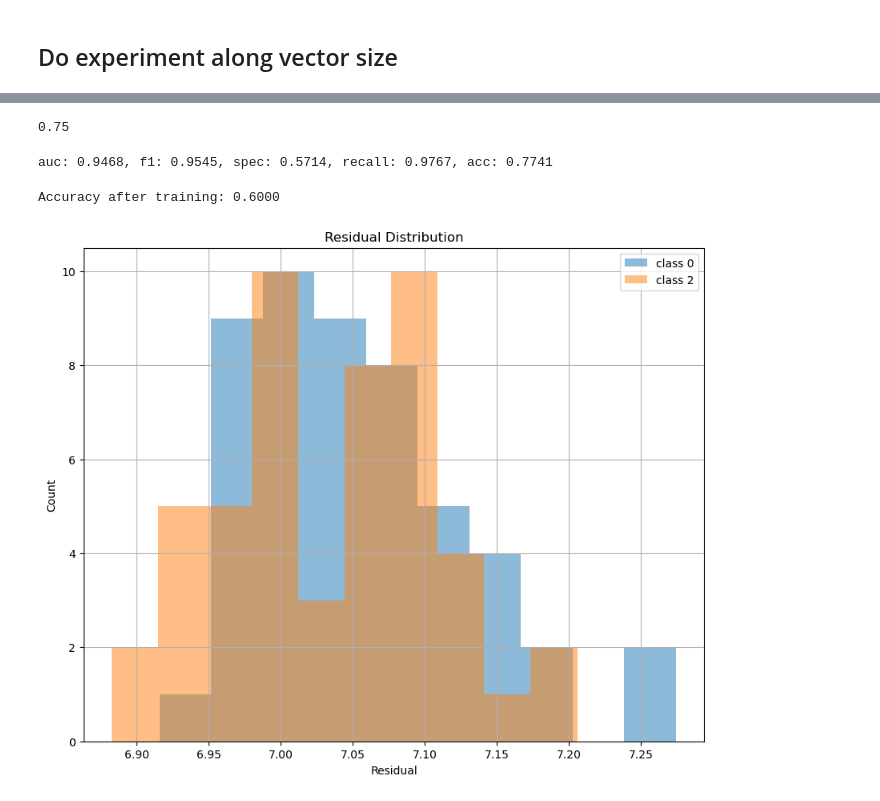
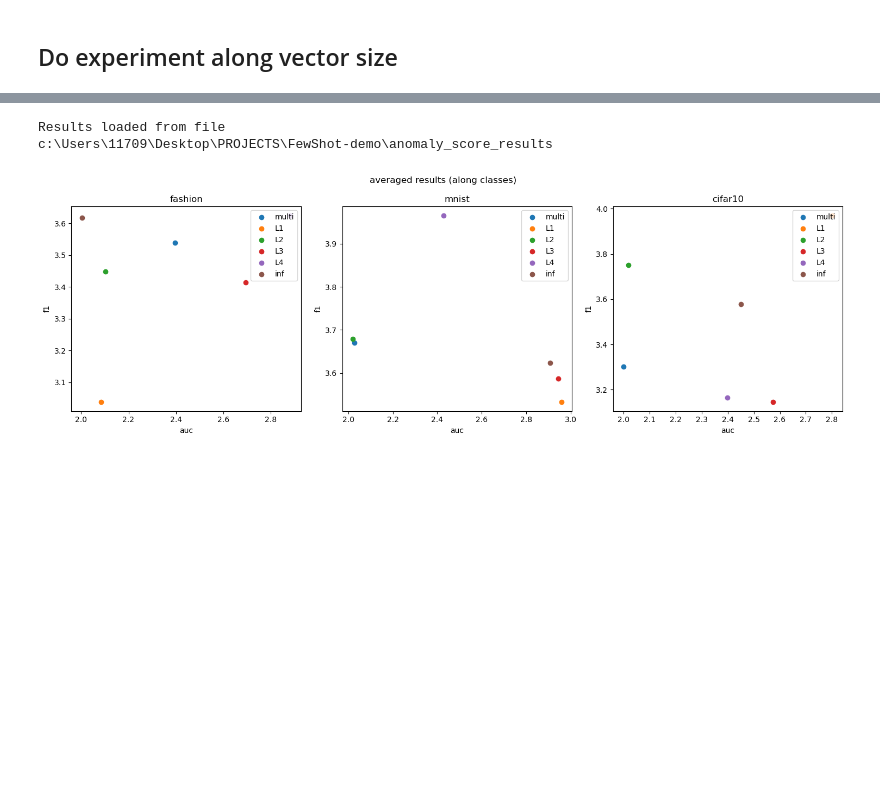
Before and after one commit to SoulMind01/FewShot-demo, a Jupyter notebook: experiment.ipynb, the cells around one changed output, grey strips where cells are left out. Cells and saved outputs as stored; diff of their text form; code cells hidden in the pictures; blank space fills up the shorter version.

Commit message:
add comparative experiments
add comparative scatter plot functioin

add distant metrics

```diff
--- a/experiment.ipynb
+++ b/experiment.ipynb
@@ -534,31 +234,21 @@ accuracy = make_closest_predictions(
-# %%
-accuracy
-# %% [output]
-0.75
-# %%
-_, _, _, _, _, _, trained_model = train(args=args,small=50)
-# %% [output]
-auc: 0.9468, f1: 0.9545, spec: 0.5714, recall: 0.9767, acc: 0.7741
-# %%
-pred_labels2 = make_closest_predictions(train_embeddings, test_embeddings, train_labels, test_labels)
-accuracy2 = np.mean(pred_labels2 == test_labels)
-print(f'Accuracy after training: {accuracy2:.4f}')
-# %% [output]
-Accuracy after training: 0.6000
-# %%
-# mean = np.mean(embeddings, axis=0)
-# use infinity norm to calculate the residual
-r = np.linalg.norm(embeddings, axis=1, ord=3)
-# plot the histogram of the residuals separately for each class
-plt.figure(figsize=(10, 8))
-for i in range(10):
-    if np.sum(labels == i) == 0:
-        continue
-    plt.hist(r[labels == i], alpha=0.5, label=f'class {i}')
-plt.xlabel('Residual')
-plt.ylabel('Count')
-plt.legend()
-plt.title('Residual Distribution')
-plt.grid()
-# %% [output]
-[figure, removed]
+# %%
+args = init_args()
+feature_name = 'distance_method'
+feature_range = ['multi', 'L1', 'L2', 'L3', 'L4', 'inf']
+
+
+experiment_name = f'{feature_name}_experiment'
+do_experiment(
+    args=args,
+    experiment_name=experiment_name,
+    feature_name=feature_name,
+    feature_range=feature_range,
+    num_test_data=500,
+    class_range=np.arange(0, 10, 1),
+    test_experiment=True,
+    compare_stats=['auc', 'f1'],
+)
+# %% [output]
+Results loaded from file
+c:\Users\11709\Desktop\PROJECTS\FewShot-demo\anomaly_score_results
+[figure, added]
```
Also changed, not shown: parts of 26 cells of this notebook, 6 other files.
